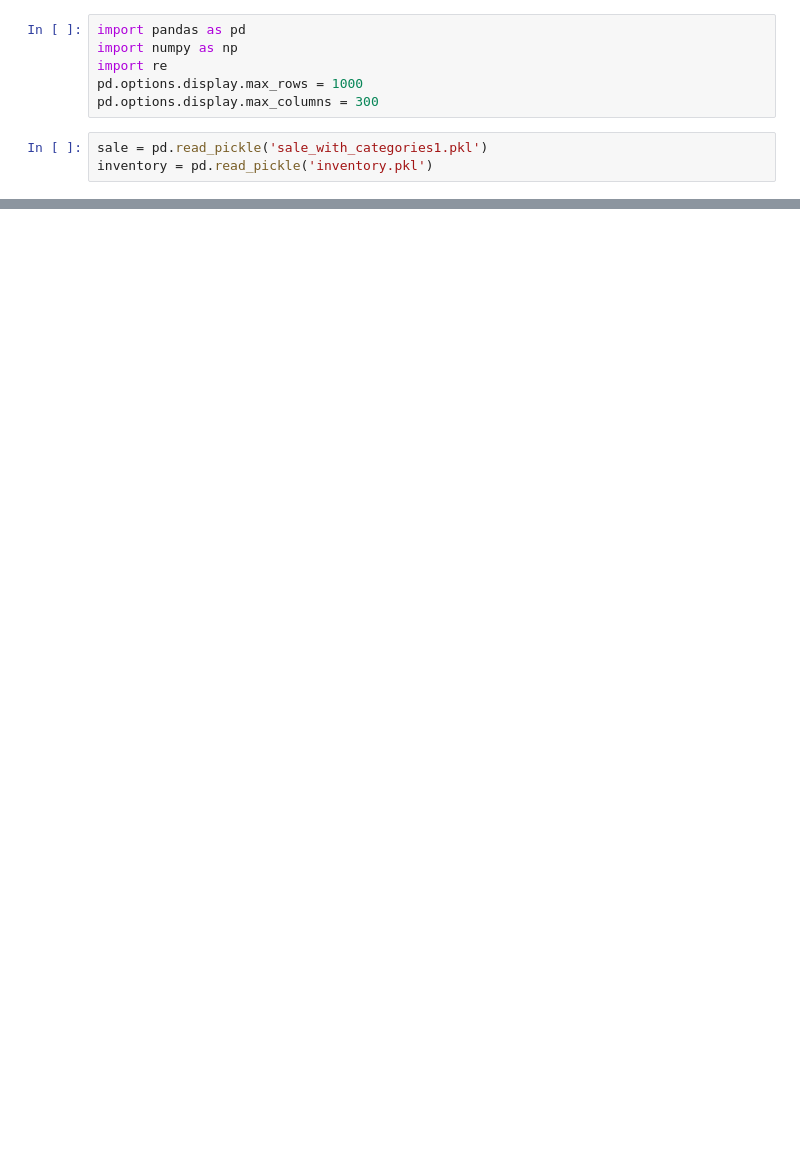
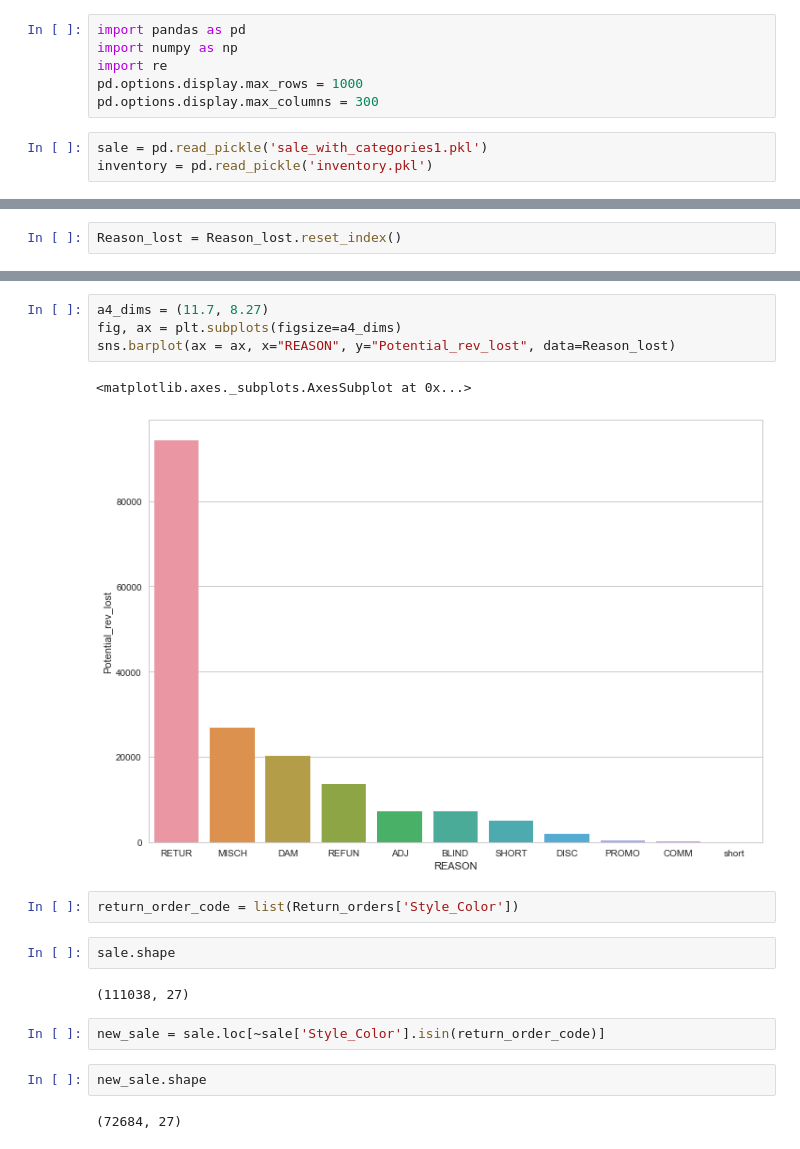
Before and after one commit to lksfr/NOSO, a Jupyter notebook: Bird/Untitled1.ipynb, the cells around one changed output, grey strips where cells are left out. Saved outputs shown, nothing was run; the diff lists cells and outputs as text; blank space fills up the shorter version.

```diff
--- a/Bird/Untitled1.ipynb
+++ b/Bird/Untitled1.ipynb
@@ -27,0 +196,2 @@ sale.head(5)
+# %%
+Reason_lost = Reason_lost.reset_index()
@@ -27,0 +213,19 @@ sale.head(5)
+# %%
+a4_dims = (11.7, 8.27)
+fig, ax = plt.subplots(figsize=a4_dims)
+sns.barplot(ax = ax, x="REASON", y="Potential_rev_lost", data=Reason_lost)
+# %% [output]
+<matplotlib.axes._subplots.AxesSubplot at 0x...>
+[figure, added]
+# %%
+return_order_code = list(Return_orders['Style_Color'])
+# %%
+sale.shape
+# %% [output]
+(111038, 27)
+# %%
+new_sale = sale.loc[~sale['Style_Color'].isin(return_order_code)]
+# %%
+new_sale.shape
+# %% [output]
+(72684, 27)
```
Also changed, not shown: parts of 105 cells of this notebook, 1 other file.
